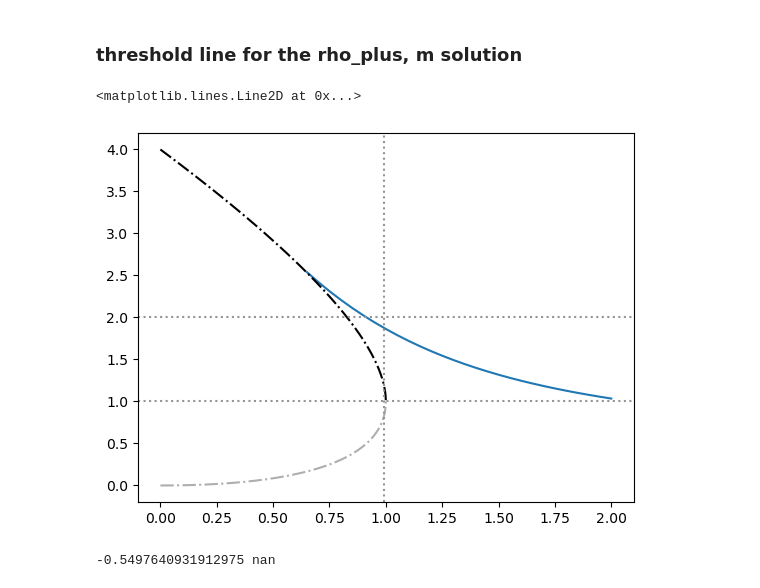
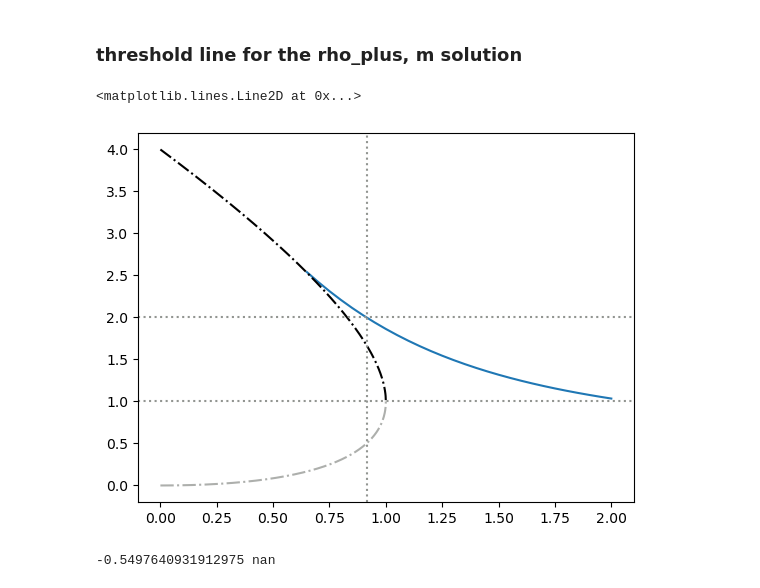
Before and after one commit to dmarchp/TFM_code, a Jupyter notebook: non_lin_models/det_sols_non_lin/1and2simplices.ipynb, the cells around one changed output. Cells and saved outputs as stored; diff of their text form; code cells hidden in the pictures.

```diff
--- a/non_lin_models/det_sols_non_lin/1and2simplices.ipynb
+++ b/non_lin_models/det_sols_non_lin/1and2simplices.ipynb
@@ -17,0 +75,5 @@ def rho_sol(l1, l2):
+# %%
+# testing the solutions with m = 0
+l1 = 1.6
+l2_thresh = valid_l2_rho_sol_m0_pi0(l1)
+print(l2_thresh)
@@ -17,0 +82,10 @@ def rho_sol(l1, l2):
+# %%
+# when pi = 0
+l2 = 2
+sols = rho_sol_m0_pi0(l1, l2)
+for sol in sols:
+    print(f'rho = {sol}')
+    lsa_mat = LSA_mat((sol, 0), l1, l2, 0.0)
+    if sol >= 0.0:
+        eigvals = np.linalg.eig(lsa_mat)[0]
+        print(f'eigenvalues = {eigvals}')
@@ -34,9 +145,6 @@ print(rho_sol(l1, l2))
 # %% [markdown]
 ### ... and now the inequality for the m solution, when pi != 0
 # %%
-def m_sol(rho, l2, pi):
-    return np.sqrt(rho**2 - 4*pi/l2)
-
 def pi_thresh_m_neq_0_sol(l2, l1):
     term1 = l2*(1-l1/l2)**2 / 16
     term2 = ((l2 + l1)**2 - 4*l2)/(16*l2)
@@ -48,7 +156,15 @@ def eq_isoline(l2, l1, pi, sign):
     lambda_func = pi_thresh_m_neq_0_sol(l1, l2)
     return lambda_func[sign] - pi
 
+# eq for doing the bisection with l1,pi as parameters
 def eq_isoline_rho_plus(l2, l1, pi):
+    term1 = l2*(1-l1/l2)**2 / 16
+    term2 = ((l2 + l1)**2 - 4*l2)/(16*l2)
+    term3 = (1-l1/l2)/8 * np.sqrt((l2 + l1)**2 - 4*l2)
+    return term1 + term2 + term3 - pi
+
+# eq for doing the bisection with l2,pi as parameters
+def eq_isoline_rho_plus_l2(l1, l2, pi):
     term1 = l2*(1-l1/l2)**2 / 16
     term2 = ((l2 + l1)**2 - 4*l2)/(16*l2)
     term3 = (1-l1/l2)/8 * np.sqrt((l2 + l1)**2 - 4*l2)
@@ -77,6 +193,21 @@ def thresh_line_m_rho_plus(l1s, pi):
         sols.append(sol)
     return sols
 
+def thresh_line_m_rho_plus_l2(l2s, pi):
+    # now l2 is fixed and I search for the value of l1
+    b_bisec = 10.0
+    sols = []
+    for l2 in l2s:
+        a_bisec = l1_line_pi0(l2)[0]
+        try:
+            sol, r = bisect(eq_isoline_rho_plus_l2, a_bisec, b_bisec, args=(l2, pi), full_output=True)
+        except ValueError:
+            sol = float('nan')
+        except RuntimeError:
+            sol = float('nan')
+        sols.append(sol)
+    return sols
+
 def thresh_line_m_rho_minus(l1s, pi):
     # for the moment i'm only interested in the lines in the region l1<1, so this function is pretty much the same as for rho_plus
     b_bisec = 10.0
@@ -104,18 +235,18 @@ sols = thresh_line_m_rho_plus(l1s, pi)
 # %%
 fig, ax = plt.subplots()
 ax.plot(l1s, sols)
 
 l1s_rho_line = np.arange(0.0, 1.001, 0.001)
 ax.plot(l1s_rho_line, l2_line_pi0(l1s_rho_line)[0], ls='-.', color='xkcd:black')
 ax.plot(l1s_rho_line, l2_line_pi0(l1s_rho_line)[1], ls='-.', color='xkcd:gray', alpha=0.75)
 ax.axhline(1.0, 0, 1, ls=':', color='xkcd:gray')
-# ax.axhline(2.0, 0, 1, ls=':', color='xkcd:gray')
-# ax.axvline(0.99, 0, 1, ls=':', color='xkcd:gray')
+ax.axhline(2.0, 0, 1, ls=':', color='xkcd:gray')
+ax.axvline(0.915, 0, 1, ls=':', color='xkcd:gray')
 
 # the point
 # %% [output]
 <matplotlib.lines.Line2D at 0x...>
-[figure, old version]
+[figure, new version]
 # %%
 pi = 0.1
 l1, l2 = 0.25, 3.8
```
Also changed, not shown: parts of 12 cells of this notebook, 2 other files.
